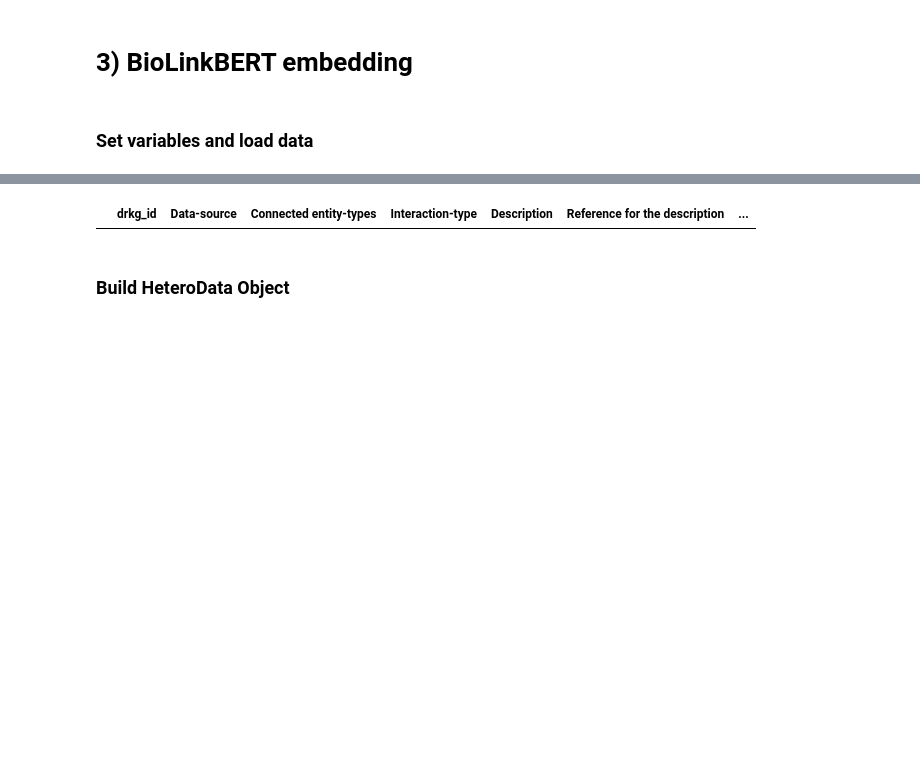
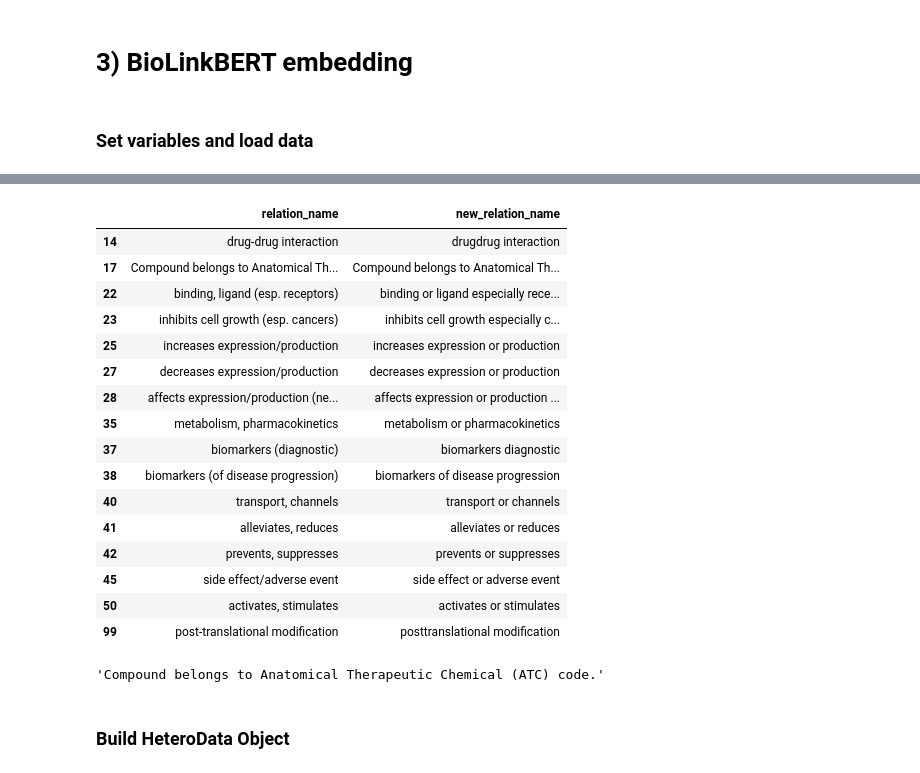
Before and after one commit to Ale9806/SIMPLLM, a Jupyter notebook: Debug/DEBUG DRKG_mapping_with_BiolinkBERT and graphsage.ipynb, the cells around one changed output, grey strips where cells are left out. Saved outputs shown, nothing was run; the diff lists cells and outputs as text; code cells hidden in the pictures; blank space fills up the shorter version.

Commit message:
Remove special characters from relation names

```diff
--- a/Debug/DEBUG DRKG_mapping_with_BiolinkBERT and graphsage.ipynb
+++ b/Debug/DEBUG DRKG_mapping_with_BiolinkBERT and graphsage.ipynb
@@ -219,17 +230,10 @@ if run_full_sample:
     relation_lookup = relation_df.copy()
 else:
     # Create relationship subset for testing
-    test_relation_df = relation_df[relation_df['Connected entity-types'].isin(['Compound:Gene', 'Disease:Gene', 'Compound:Disease', 'Gene:Gene'])].copy()
-    test_relation_df['relation_name'] = None
+    test_list = ['Compound treats the disease', 'increases expression or production', 'biomarkers diagnostic']
 
-    activation_list = ['activation', 'agonism', 'agonism, activation']
-    treat_list = ['Compound treats the disease', 'treats']
-    gene_drug_list = ['inhibition']
-
-    test_relation_df['relation_name'][test_relation_df['Interaction-type'].isin(activation_list)] = 'Compound activates gene'
-    test_relation_df['relation_name'][test_relation_df['Interaction-type'].isin(treat_list)] = 'Compound treats disease'
-    test_relation_df['relation_name'][test_relation_df['Interaction-type'].isin(gene_drug_list)] = 'Inhibition'
-    test_relation_df = test_relation_df[~test_relation_df['relation_name'].isna()]
+    # Create test sample of DRKG relationships filtering to these relations (for full sample: delete and use drkg_entity_df)
+    test_relation_df = relation_df[relation_df['relation_name'].isin(test_list)].copy()
     print_head(test_relation_df)
 
     # Create test sample of DRKG relationships filtering to these relations (for full sample: delete and use drkg_entity_df)
@@ -240,11 +244,7 @@ else:
     print_head(test_hrt_df)
     print_head(test_entity_df)
 
-    relation_df_edit = relation_df.copy()
-    relation_df_edit['relation_name'] = relation_df_edit['relation_name'].str.replace(',',' ')
-
-
     entity_df = test_entity_df.copy()
     hrt_data = test_hrt_df.copy()
-    relation_lookup = relation_df_edit.copy()
+    relation_lookup = relation_df.copy()
 # %% [output]
@@ -268,7 +268,44 @@ else:
-# %%
-relation_lookup[relation_lookup['relation_name'].str.contains(',')]
-# %% [output]
-|  | drkg_id | Data-source | Connected entity-types | Interaction-type | Description | Reference for the description | ... |
+# %%
+# Check for special characters in relation name
+relation_lookup[relation_lookup['relation_name'].str.contains('/')]
+relation_df['relation_name'][relation_df['relation_name'].str.replace(' ', '').str.contains(r"[^a-zA-Z0-9]+", regex=True)].drop_duplicates()
+
+# Replace and check
+relation_df_test = relation_df.copy()
+relation_df_test['relation_name'] = relation_df_test['relation_name'].str.replace(',|/', ' or ', regex=True)
+relation_df_test['relation_name'] = relation_df_test['relation_name'].str.replace('esp.','especially')
+relation_df_test['relation_name'] = relation_df_test['relation_name'].str.replace('\(|\)|-|\.', '', regex=True)
+relation_df_test['relation_name'][relation_df_test['relation_name'].str.replace(' ', '').str.contains(r"[^a-zA-Z0-9]+", regex=True)].drop_duplicates()
+
+# Check differences
+relation_df_test = relation_df.copy()
+relation_df_test['new_relation_name'] = relation_df_test['relation_name']
+relation_df_test['new_relation_name'] = relation_df_test['new_relation_name'].str.replace(',|/', ' or ', regex=True)
+relation_df_test['new_relation_name'] = relation_df_test['new_relation_name'].str.replace('esp.','especially')
+relation_df_test['new_relation_name'] = relation_df_test['new_relation_name'].str.replace('\(|\)|-|\.', '', regex=True)
+relation_df_test[['relation_name', 'new_relation_name']][relation_df_test['relation_name'] != relation_df_test['new_relation_name']].drop_duplicates() #.loc[17, 'new_relation_name']
+# %% [output]
+|  | relation_name | new_relation_name |
+| 14 | drug-drug interaction | drugdrug interaction |
+| 17 | Compound belongs to Anatomical Th... | Compound belongs to Anatomical Th... |
+| 22 | binding, ligand (esp. receptors) | binding or ligand especially rece... |
+| 23 | inhibits cell growth (esp. cancers) | inhibits cell growth especially c... |
+| 25 | increases expression/production | increases expression or production |
+| 27 | decreases expression/production | decreases expression or production |
+| 28 | affects expression/production (ne... | affects expression or production ... |
+| 35 | metabolism, pharmacokinetics | metabolism or pharmacokinetics |
+| 37 | biomarkers (diagnostic) | biomarkers diagnostic |
+| 38 | biomarkers (of disease progression) | biomarkers of disease progression |
+| 40 | transport, channels | transport or channels |
+| 41 | alleviates, reduces | alleviates or reduces |
+| 42 | prevents, suppresses | prevents or suppresses |
+| 45 | side effect/adverse event | side effect or adverse event |
+| 50 | activates, stimulates | activates or stimulates |
+| 99 | post-translational modification | posttranslational modification |
+# %%
+relation_df.loc[17,'relation_name']
+# %% [output]
+'Compound belongs to Anatomical Therapeutic Chemical (ATC) code.'
 # %% [markdown]
 ### Build HeteroData Object
 # %%
```
Also changed, not shown: parts of 12 cells of this notebook, 2 other files.
